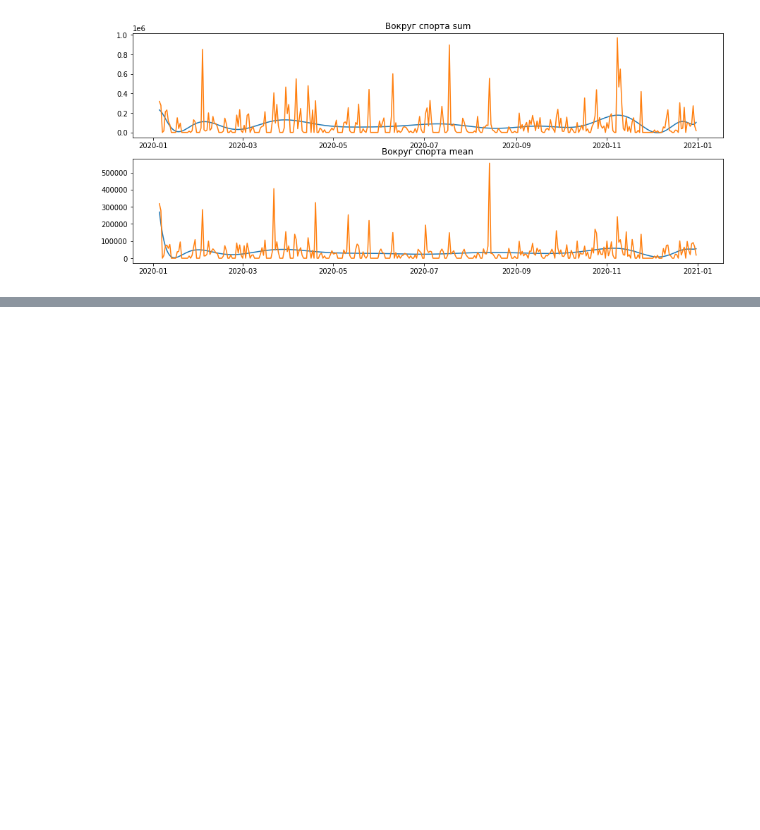
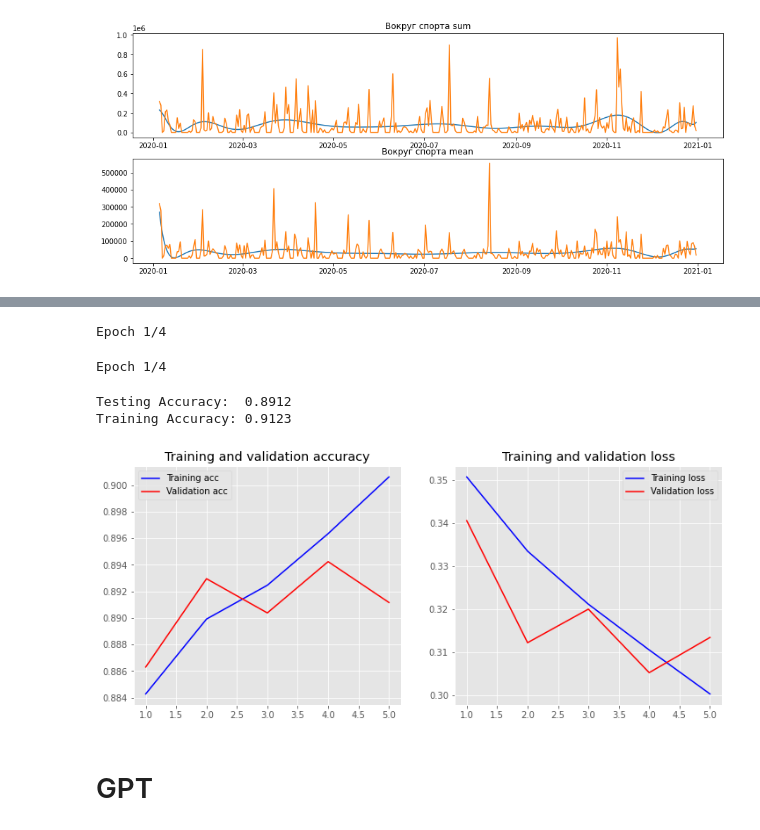
Before and after one commit to andreytsimbalov/Diplom, a Jupyter notebook: Classifier_news.ipynb, the cells around one changed output, grey strips where cells are left out. Saved outputs shown, nothing was run; the diff lists cells and outputs as text; code cells hidden in the pictures; blank space fills up the shorter version.

```diff
--- a/Classifier_news.ipynb
+++ b/Classifier_news.ipynb
@@ -1883,0 +1646,3 @@ data
+# %%
+ytr = np.array(y_train)
+yts = np.array(y_test)
@@ -1883,0 +1665,26 @@ data
+# %%
+history=bert_model.fit([train_ids, train_mask],\
+                       ytr,\
+                       batch_size=16,\
+                       epochs=4,\
+                       validation_data=([test_ids,test_mask],yts))
+# %% [output]
+Epoch 1/4
+# %%
+history=bert_model.fit([train_ids, train_mask],\
+                       ytr,\
+                       batch_size=8,\
+                       epochs=4,\
+                       validation_data=([test_ids,test_mask],yts),\
+                       callbacks=callbacks)
+# %%
+top_test = 10
+top_train = 100
+history=bert_model.fit([train_ids[:top_train], train_mask[:top_train]],\
+                       ytr[:top_train],\
+                       batch_size=32,\
+                       epochs=4,\
+                       validation_data=([test_ids[:top_test],test_mask[:top_test]],yts[:top_test]),\
+                       callbacks=callbacks)
+# %% [output]
+Epoch 1/4
@@ -1883,0 +1695,14 @@ data
+# %%
+loss, accuracy = model.evaluate(x_ts, y_ts, verbose=False)
+print("Testing Accuracy:  {:.4f}".format(accuracy))
+loss, accuracy = model.evaluate(x_tr, y_tr, verbose=False)
+print("Training Accuracy: {:.4f}".format(accuracy))
+# %% [output]
+Testing Accuracy:  0.8912
+Training Accuracy: 0.9123
+# %%
+plot_history(history)
+# %% [output]
+[figure, added]
+# %% [markdown]
+# GPT
```
Also changed, not shown: parts of 349 cells of this notebook.
